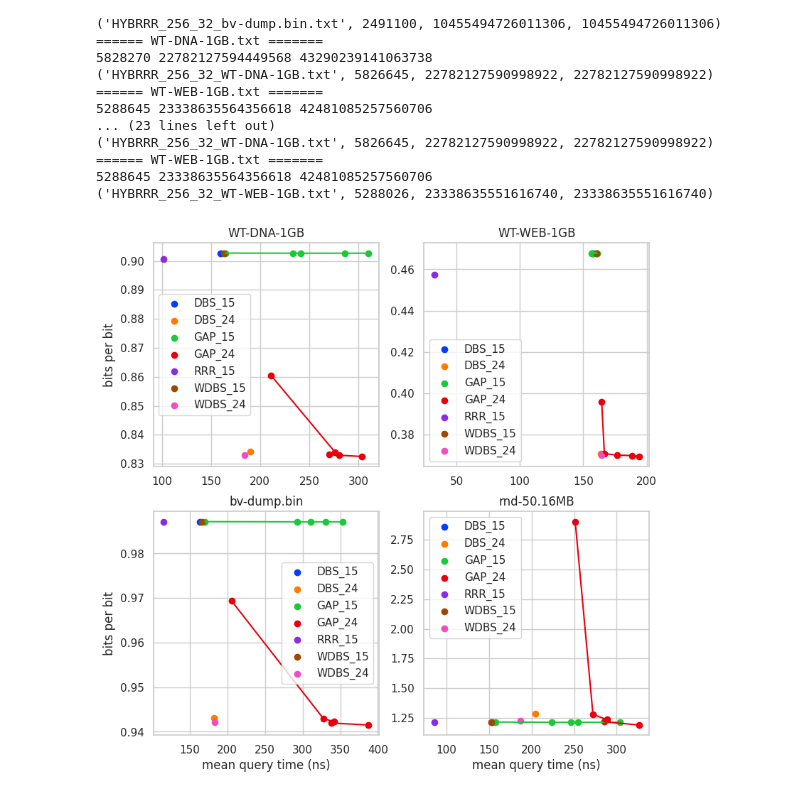
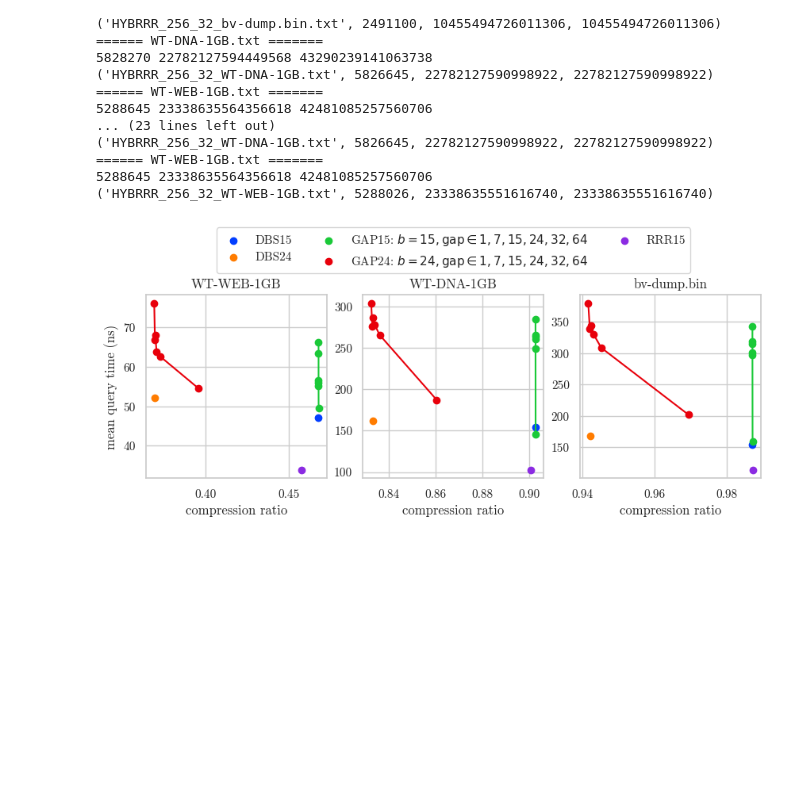
Before and after one commit to saskeli/h0_bv, a Jupyter notebook: results.ipynb, the cells around one changed output. Cells and saved outputs as stored; diff of their text form; code cells hidden in the pictures; blank space fills up the shorter version.

```diff
--- a/results.ipynb
+++ b/results.ipynb
@@ -4,6 +4,8 @@ from collections import defaultdict
 from math import comb, ceil
 
 import matplotlib.pyplot as plt
+import matplotlib
+import matplotlib.ticker
 import seaborn as sns
 
 import pandas as pd
@@ -11,3 +13,6 @@ import pandas as pd
 sns.set()
 sns.set_palette("bright")
 sns.set_style("whitegrid")
+
+matplotlib.rcParams['font.serif'] = "cmr10"
+matplotlib.rcParams['font.family'] = 'serif'
@@ -114,7 +134,7 @@ for machine in ["amd/", "intel/", ""]:
         d["data_set"] = fn_arr[-1]
         d["type"] = fn_arr[0]
         d["block_size"] = fn_arr[1]
-        if "GAP" in fn:
+        if "GAP" in fn or "LOO" in fn:
             d["gap_size"] = fn_arr[3]
         d["OPT"] = False if "NOOPT" in fn else True
         d["machine"] = machine if machine else "laptop"
@@ -126,7 +146,7 @@ df = pd.DataFrame.from_dict(stuff)
 # %%
 testset = "laptop"
 # %%
-files = ['WT-DNA-1GB.txt', 'WT-WEB-1GB.txt', 'bv-dump.bin.txt', 'rnd-50.16MB.txt']
+files = ['WT-WEB-1GB.txt', 'WT-DNA-1GB.txt', 'bv-dump.bin.txt']#, 'rnd-50.16MB.txt']
 # %%
 def gap_bytes(b, g):
     acc = 0
@@ -144,59 +162,55 @@ def deBrujin_bytes(b):    rnd-50.16MB
     return (acc + 7) / 8
 # %%
 sdf = df[df["machine"] == testset]
-sdf = sdf[sdf["type"].isin(["H0GAP", "RRR", "H0WDBS", "H0DBS"])]
-plt.figure(figsize=(9, 9))
+sdf = sdf[sdf["type"].isin(["H0GAP", "RRR", "H0WDBS"])]
+plt.figure(figsize=(10, 3))
 for i, dat in enumerate(files):
-    plt.subplot(2, 2, i + 1)
     ddf = sdf[sdf["data_set"] == dat]
+    plt.subplot(1, 3, i + 1)
     parts = []
     tdf = ddf[ddf["type"] == "H0GAP"]
     tdf = tdf[tdf["block_size"] == "15"]
     sdat = sorted([
-        (g, t, (s + gap_bytes(15, int(g))) / e)
+        (int(g), t, (s + gap_bytes(15, int(g))) / e)
         for g, t, s, e
         in zip(tdf["gap_size"], tdf["access"], tdf["size_bytes"], tdf["elems"])
     ])
-    parts.append(("GAP_15", [t[1] for t in sdat], [t[2] for t in sdat]))
+    parts.append((f"GAP15: $b =15, \\text{{gap}} \in {{{','.join(str(t[0]) for t in sdat)}}}$", [t[1] for t in sdat], [t[2] for t in sdat]))
 
     tdf = ddf[ddf["type"] == "H0GAP"]
     tdf = tdf[tdf["block_size"] == "24"]
     sdat = sorted([
-        (g, t, (s + gap_bytes(24, int(g))) / e)
+        (int(g), t, (s + gap_bytes(24, int(g))) / e)
         for g, t, s, e
         in zip(tdf["gap_size"], tdf["access"], tdf["size_bytes"], tdf["elems"])
     ])
-    parts.append(("GAP_24", [t[1] for t in sdat], [t[2] for t in sdat]))
+    parts.append((f"GAP24: $b =24, \\text{{gap}} \in {{{','.join(str(t[0]) for t in sdat)}}}$", [t[1] for t in sdat], [t[2] for t in sdat]))
 
     tdf = ddf[ddf["type"] == "H0WDBS"]
     for a, s, e, t, b in zip(tdf["access"], tdf["size_bytes"], tdf["elems"], tdf["type"], tdf["block_size"]):
-        parts.append((f"{t[2:]}_{b}", [a],  [(s + ((2**(int(b) - 1) + int(b)) / 8)) / e]))
-
-    tdf = ddf[ddf["type"] == "H0DBS"]
-    for a, s, e, t, b in zip(tdf["access"], tdf["size_bytes"], tdf["elems"], tdf["type"], tdf["block_size"]):
-        parts.append((f"{t[2:]}_{b}", [a],  [(s + ((2**int(b) + int(b)) / 8)) / e]))
+        parts.append((f"{t[3:]}{b}", [a],  [(s + ((2**(int(b) - 1) + int(b)) / 8)) / e]))
 
     tdf = ddf[ddf["type"] == "RRR"]
     for a, s, e, t, b in zip(tdf["access"], tdf["size_bytes"], tdf["elems"], tdf["type"], tdf["block_size"]):
-        parts.append((f"{t}_{b}", [a],  [(s + (2**int(b) * 15 / 8)) / e]))
+        parts.append((f"{t}{b}", [a],  [(s + (2**int(b) * 15 / 8)) / e]))
 
     parts.sort()
 
     for k, (l, a, s) in zip(sns.color_palette(), parts):
-        plt.scatter(a, s, color=k, label=l)
+        plt.scatter(s, a, color=k, label=l)
         if len(a) > 1:
-            plt.plot(a, s, color=k)
-    if i % 2 == 0:
-        plt.ylabel("bits per bit")
-    if i >= 2:
-        plt.xlabel("mean query time (ns)")
-    plt.legend()
+            plt.plot(s, a, color=k)
+    if i == 0:
+        plt.ylabel("mean query time (ns)")
+    plt.xlabel("compression ratio")
+    if i == 1:
+        plt.legend(loc='upper center', bbox_to_anchor=(0.5, 1.4), ncol=3, fancybox=True)
     plt.title(dat[:-4])
 
 plt.savefig(f"lookup_tables_{testset}.pdf", bbox_inches='tight')
 plt.show()
 # %% [output]
-[figure, old version]
+[figure, new version]
 # %%
 sdf = df[df["machine"] == testset]
 sdf = sdf[sdf["type"].isin(['H0I', 'H0R', 'H0WDBS', 'RRR', 'SDSL'])]
```
Also changed, not shown: parts of 6 cells of this notebook, 6 other files.
